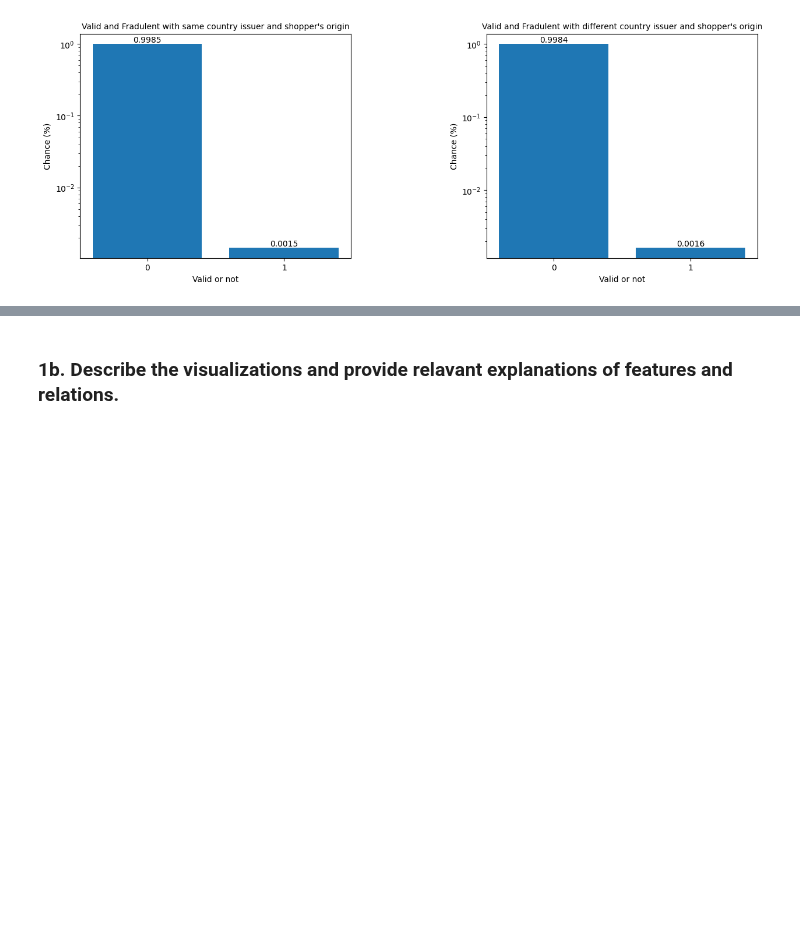
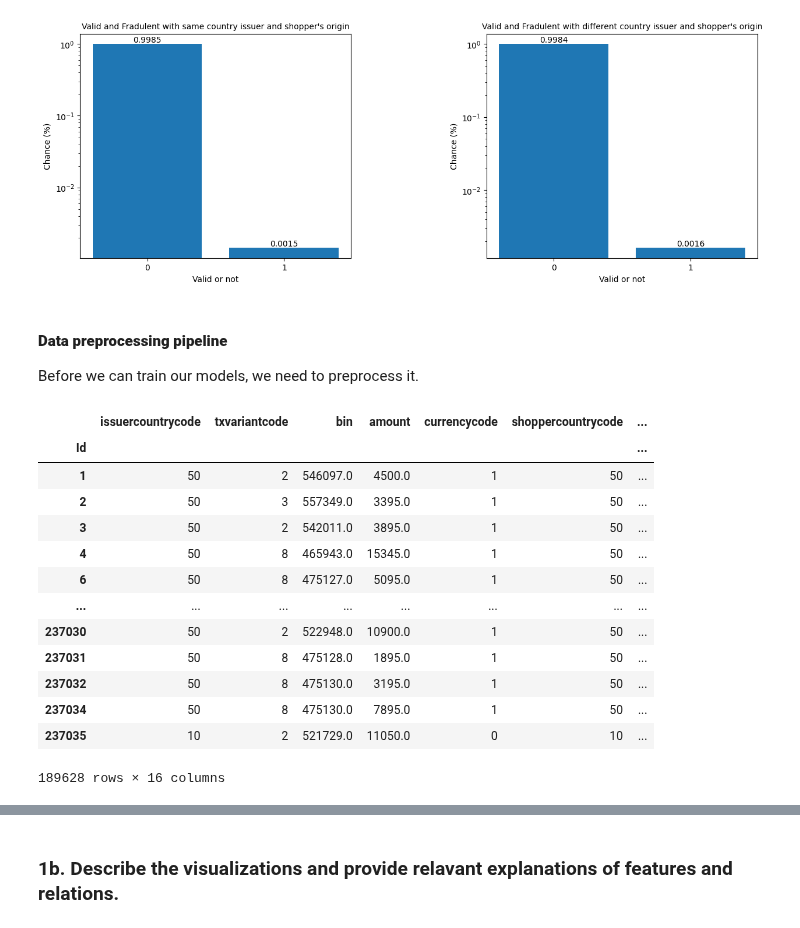
Before and after one commit to kbaran1998/CS4035-cyber-data, a Jupyter notebook: lab1/Lab1.ipynb, the cells around one changed output, grey strips where cells are left out. Saved outputs shown, nothing was run; the diff lists cells and outputs as text; code cells hidden in the pictures; blank space fills up the shorter version.

```diff
--- a/lab1/Lab1.ipynb
+++ b/lab1/Lab1.ipynb
@@ -367,3 +376,7 @@ ax2.set_yscale('log')
 plt.show()
 # %% [output]
 [figure]
+# %% [markdown]
+#### **Data preprocessing pipeline**
+
+Before we can train our models, we need to preprocess it.
@@ -369,0 +519,24 @@ plt.show()
+# %%
+# create a pipeline object
+pipeline = Pipeline([
+    ('custom_transform', CustomDataTransformer(conv, feature_engineering_func=country_equal_feature_eng)),  # apply the custom function
+])
+
+# fit the pipeline to your data and transform it
+transformed_data_df = pipeline.fit_transform(train_data_df)
+transformed_data_df
+# %% [output]
+|  | issuercountrycode | txvariantcode | bin | amount | currencycode | shoppercountrycode | ... |
+| Id |  |  |  |  |  |  | ... |
+| 1 | 50 | 2 | 546097.0 | 4500.0 | 1 | 50 | ... |
+| 2 | 50 | 3 | 557349.0 | 3395.0 | 1 | 50 | ... |
+| 3 | 50 | 2 | 542011.0 | 3895.0 | 1 | 50 | ... |
+| 4 | 50 | 8 | 465943.0 | 15345.0 | 1 | 50 | ... |
+| 6 | 50 | 8 | 475127.0 | 5095.0 | 1 | 50 | ... |
+| ... | ... | ... | ... | ... | ... | ... | ... |
+| 237030 | 50 | 2 | 522948.0 | 10900.0 | 1 | 50 | ... |
+| 237031 | 50 | 8 | 475128.0 | 1895.0 | 1 | 50 | ... |
+| 237032 | 50 | 8 | 475130.0 | 3195.0 | 1 | 50 | ... |
+| 237034 | 50 | 8 | 475130.0 | 7895.0 | 1 | 50 | ... |
+| 237035 | 10 | 2 | 521729.0 | 11050.0 | 0 | 10 | ... |
+189628 rows × 16 columns
```
Also changed, not shown: parts of 17 cells of this notebook.
